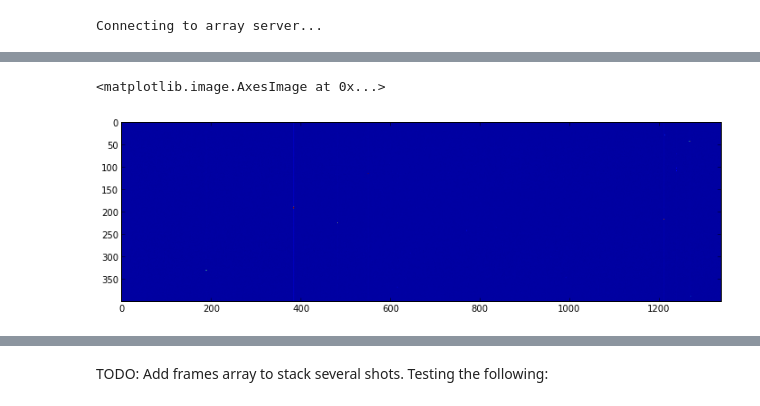
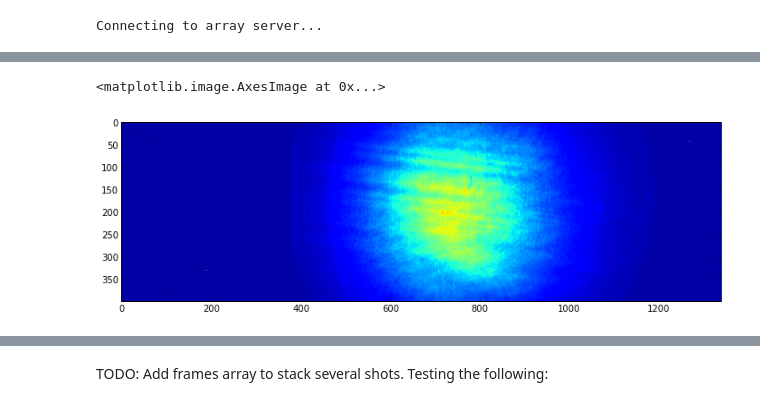
Before and after one commit to DawesLab/CCDimage, a Jupyter notebook: CCDimage-capture with qfunc and consolidated cells.ipynb, the cells around one changed output, grey strips where cells are left out. Cells and saved outputs as stored; diff of their text form; code cells hidden in the pictures.

```diff
--- a/CCDimage-capture with qfunc and consolidated cells.ipynb
+++ b/CCDimage-capture with qfunc and consolidated cells.ipynb
@@ -78,5 +76,5 @@ I: Server replied OK: (400, 1340, 4)
 # %%
-imshow(data[:,:,1])
+imshow(data[:,:,2])
 # %% [output]
 <matplotlib.image.AxesImage at 0x...>
-[figure, old version]
+[figure, new version]
```
Also changed, not shown: parts of 8 cells of this notebook.
